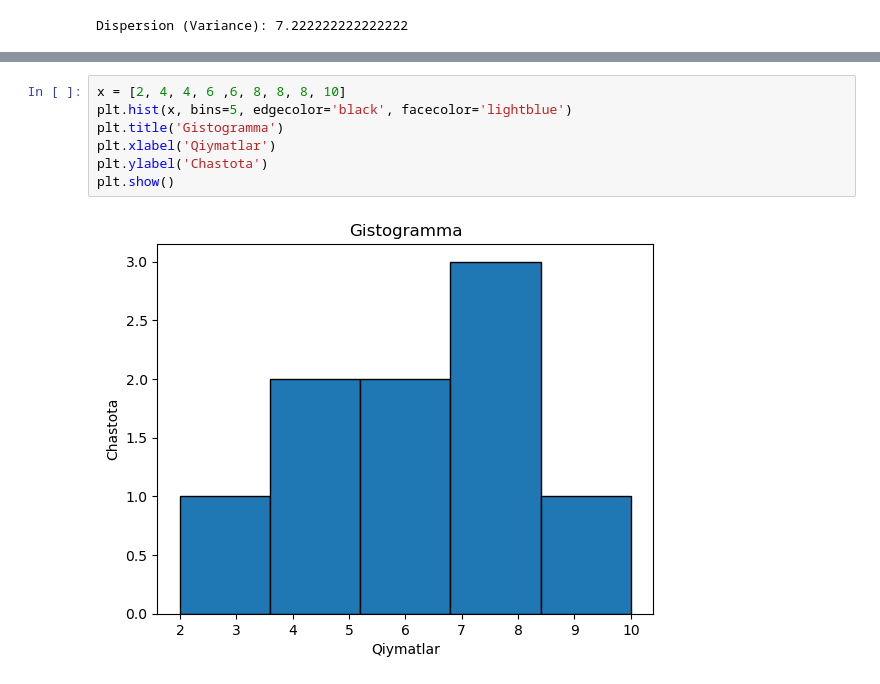
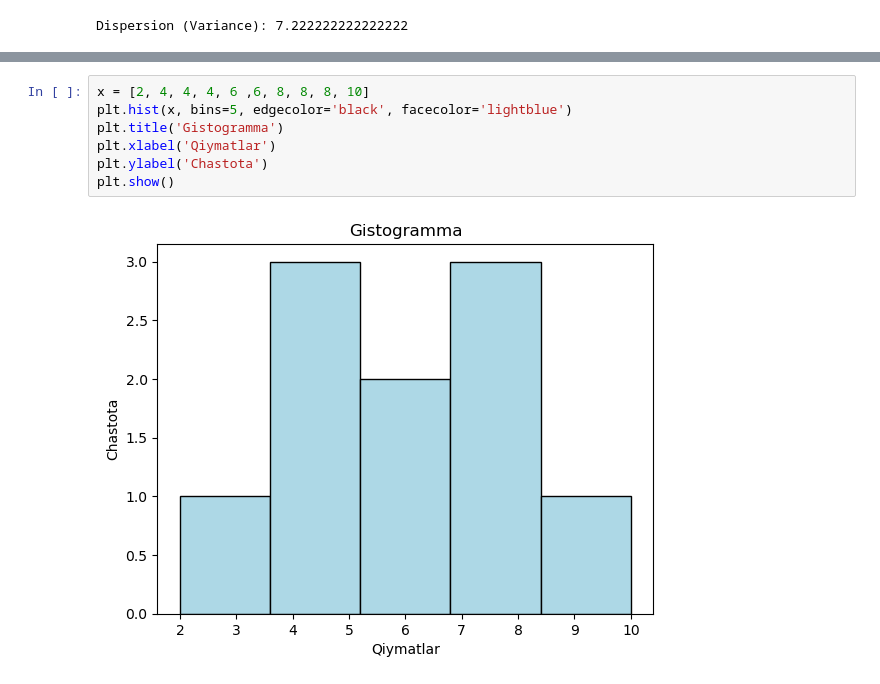
Before and after one commit to Doston-ai/Algo_daily, a Jupyter notebook: math_for_ai/statistics.ipynb, the cells around one changed output, grey strips where cells are left out. Cells and saved outputs as stored; diff of their text form.

```diff
--- a/math_for_ai/statistics.ipynb
+++ b/math_for_ai/statistics.ipynb
@@ -73,11 +74,11 @@ plt.show()
 # %% [output]
 [figure]
 # %%
-x = [2, 4, 4, 6 ,6, 8, 8, 8, 10]
+x = [2, 4, 4, 4, 6 ,6, 8, 8, 8, 10]
 plt.hist(x, bins=5, edgecolor='black', facecolor='lightblue')
 plt.title('Gistogramma')
 plt.xlabel('Qiymatlar')
 plt.ylabel('Chastota')
 plt.show()
 # %% [output]
-[figure, old version]
+[figure, new version]
```
Also changed, not shown: parts of 2 cells of this notebook, 2 other files.
